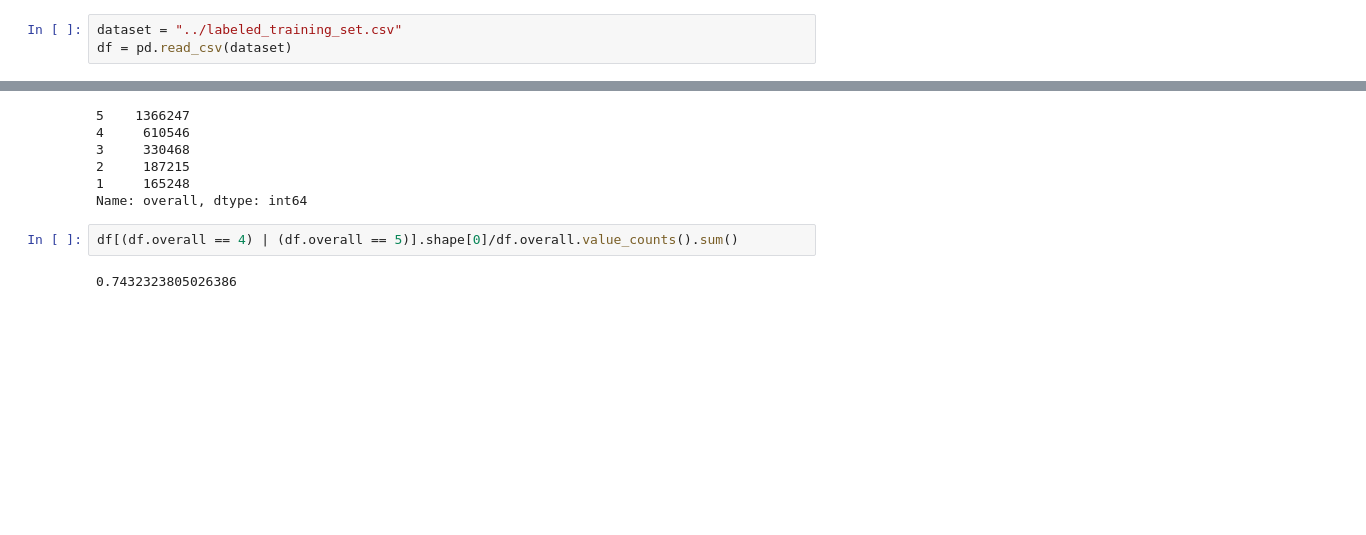
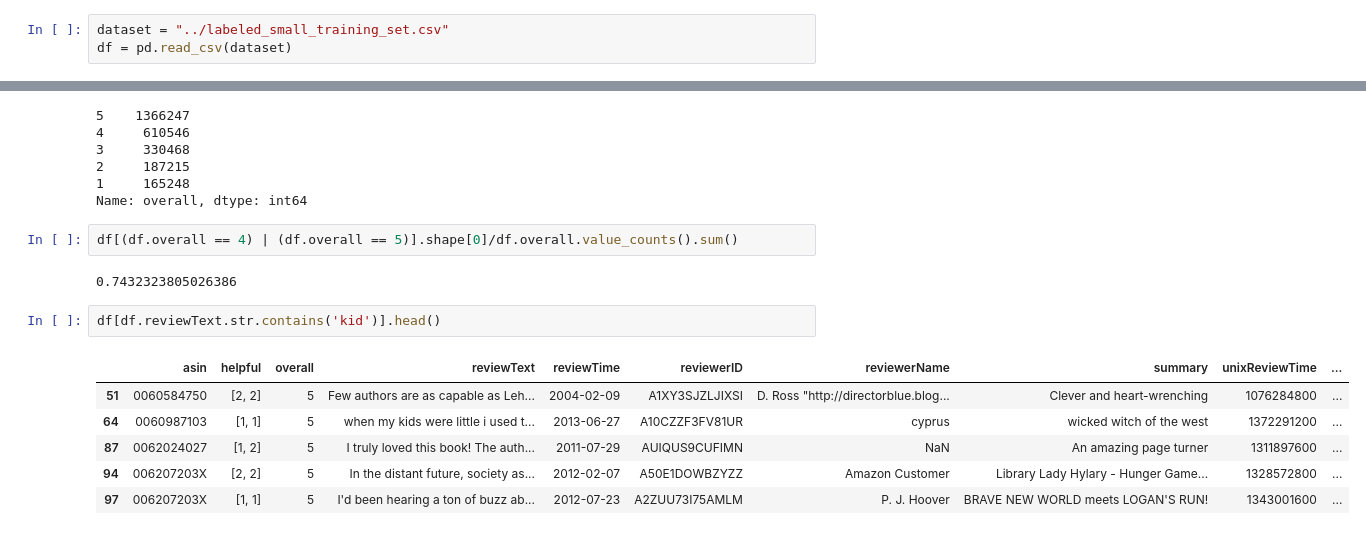
Before and after one commit to jendatx/RealRelevantReviews, a Jupyter notebook: EDA_of_labeled_data.ipynb, the cells around one changed output, grey strips where cells are left out. Saved outputs shown, nothing was run; the diff lists cells and outputs as text; blank space fills up the shorter version.

```diff
--- a/EDA_of_labeled_data.ipynb
+++ b/EDA_of_labeled_data.ipynb
@@ -5,7 +5,7 @@ import matplotlib.pyplot as plt
 pd.set_option('max_colwidth', 500)
 pd.set_option('display.precision',0)
 # %%
-dataset = "../labeled_training_set.csv"
+dataset = "../labeled_small_training_set.csv"
 df = pd.read_csv(dataset)
 # %%
 df.shape
@@ -118,3 +118,12 @@ Name: overall, dtype: int64
 df[(df.overall == 4) | (df.overall == 5)].shape[0]/df.overall.value_counts().sum()
 # %% [output]
 0.7432323805026386
+# %%
+df[df.reviewText.str.contains('kid')].head()
+# %% [output]
+|  | asin | helpful | overall | reviewText | reviewTime | reviewerID | reviewerName | summary | unixReviewTime | ... |
+| 51 | 0060584750 | [2, 2] | 5 | Few authors are as capable as Leh... | 2004-02-09 | A1XY3SJZLJIXSI | D. Ross "http://directorblue.blog... | Clever and heart-wrenching | 1076284800 | ... |
+| 64 | 0060987103 | [1, 1] | 5 | when my kids were little i used t... | 2013-06-27 | A10CZZF3FV81UR | cyprus | wicked witch of the west | 1372291200 | ... |
+| 87 | 0062024027 | [1, 2] | 5 | I truly loved this book! The auth... | 2011-07-29 | AUIQUS9CUFIMN | NaN | An amazing page turner | 1311897600 | ... |
+| 94 | 006207203X | [2, 2] | 5 | In the distant future, society as... | 2012-02-07 | A50E1DOWBZYZZ | Amazon Customer | Library Lady Hylary - Hunger Game... | 1328572800 | ... |
+| 97 | 006207203X | [1, 1] | 5 | I'd been hearing a ton of buzz ab... | 2012-07-23 | A2ZUU73I75AMLM | P. J. Hoover | BRAVE NEW WORLD meets LOGAN'S RUN! | 1343001600 | ... |
```
Also changed, not shown: parts of 1 cell of this notebook, 5 other files.
